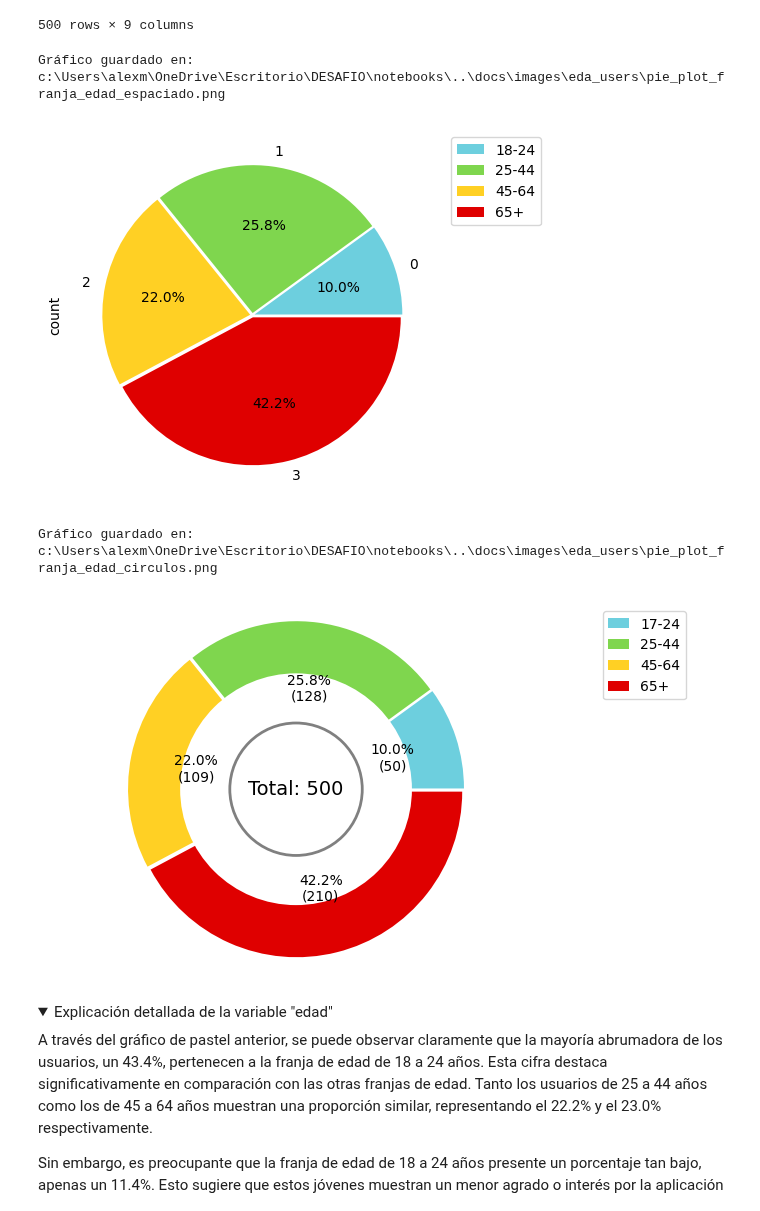
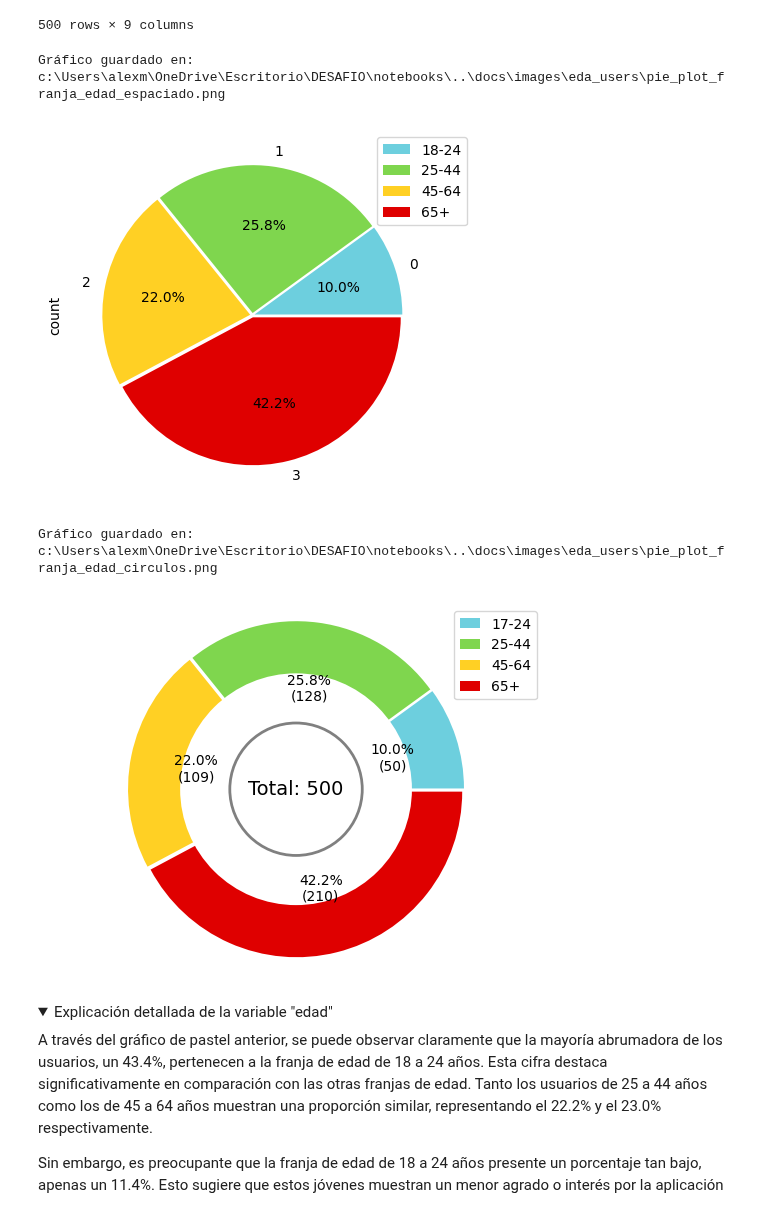
Before and after one commit to AlexCapis/HEATY---Aplicacion-Web-para-Olas-de-Calor, a Jupyter notebook: notebooks/eda_users.ipynb, the cells around one changed output. Saved outputs shown, nothing was run; the diff lists cells and outputs as text; code cells hidden in the pictures; folded sections open.

```diff
--- a/notebooks/eda_users.ipynb
+++ b/notebooks/eda_users.ipynb
@@ -536,30 +562,30 @@ df
 # %%
 current_dir = os.getcwd() # Ruta del directorio actual
 output_file = os.path.join(current_dir,'..', 'docs', 'images', 'eda_users', 'pie_plot_franja_edad_espaciado.png') # Ruta donde se guardará la imagen creada
 
 # Definimos una paleta de colores personalizada para cada categoría de edad
 custom_palette = {0: "#6DCFDE", 1: "#7FD64E", 2: "#FFD024", 3: "#DF0000"}
 
 # Ordenamos los valores por 'valor_franja_edad' para que coincidan con la paleta de colores y las etiquetas
 sorted_counts = df['valor_franja_edad'].value_counts().sort_index()
 
 # Porción de desplazamiento para cada franja del queso (0 para ninguna separación)
 explode = [0.015, 0.015, 0.015, 0.015]
 
 # Mostramos el balanceo de datos
 fig2 = sorted_counts.plot.pie(autopct="%.1f%%", colors=[custom_palette[i] for i in sorted_counts.index], explode=explode)
 
 # Añadimos una leyenda personalizada con los colores correctos
 etiquetas_franjas = ['18-24', '25-44', '45-64', '65+']
 handles, _ = fig2.get_legend_handles_labels()
-plt.legend(handles=handles, labels=etiquetas_franjas, loc='upper right', bbox_to_anchor=(1.3, 1))
+plt.legend(handles=handles, labels=etiquetas_franjas, loc='upper right', bbox_to_anchor=(1.1, 1))
 
 fig2.figure.savefig(output_file) # Guardamos el gráfico
 
 print(f"Gráfico guardado en: {output_file}")
 # %% [output]
 Gráfico guardado en: c:\Users\alexm\OneDrive\Escritorio\DESAFIO\notebooks\..\docs\images\eda_users\pie_plot_franja_edad_espaciado.png
-[figure, old version]
+[figure, new version]
 # %%
 
 # Ruta donde se guardará la imagen creada
@@ -592,7 +618,7 @@ ax.add_artist(total_circle)
 
 # Añadimos una leyenda personalizada con los colores correctos
 etiquetas_franjas = ['17-24', '25-44', '45-64', '65+']
-ax.legend(wedges, etiquetas_franjas, loc='upper right', bbox_to_anchor=(1.3, 1), handlelength=1.5)
+ax.legend(wedges, etiquetas_franjas, loc='upper right', bbox_to_anchor=(1, 1), handlelength=1.5)
 
 # Mostramos el total en el centro del gráfico
 total = sum(sorted_counts)
@@ -605,7 +631,7 @@ fig.savefig(output_file)  # Guardamos el gráfico
 print(f"Gráfico guardado en: {output_file}")
 # %% [output]
 Gráfico guardado en: c:\Users\alexm\OneDrive\Escritorio\DESAFIO\notebooks\..\docs\images\eda_users\pie_plot_franja_edad_circulos.png
-[figure, old version]
+[figure, new version]
 # %% [markdown]
 <details>
 <summary>Explicación detallada de la variable "edad"</summary>
```
Also changed, not shown: parts of 9 cells of this notebook, 10 other files.
